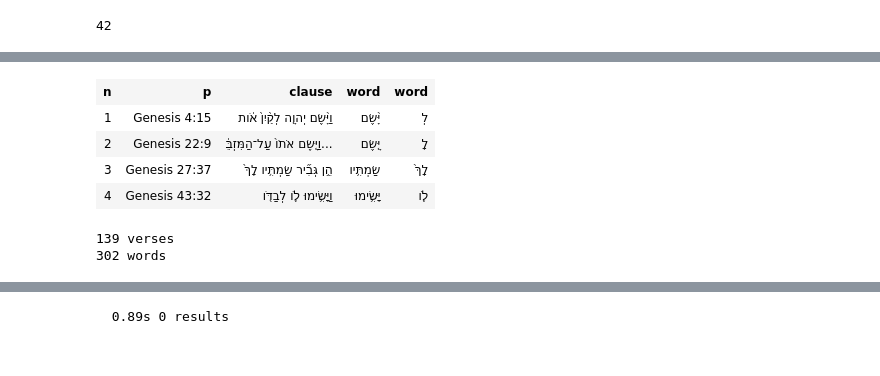
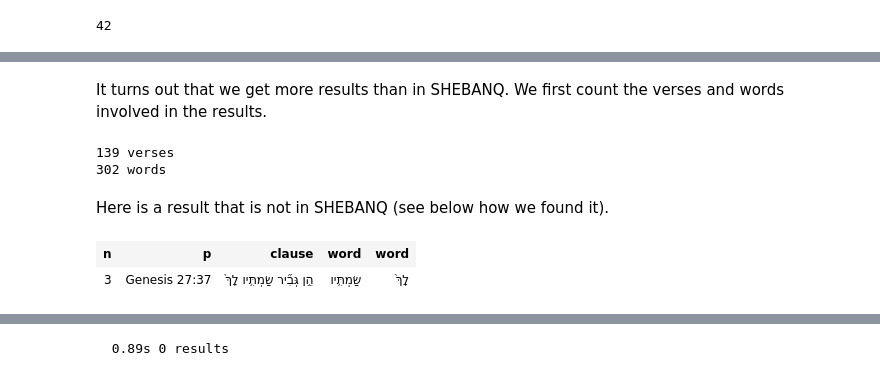
Before and after one commit to dirkroorda/tutorials, a Jupyter notebook: bhsa/cookbook/mql.ipynb, the cells around one changed output, grey strips where cells are left out. Cells and saved outputs as stored; diff of their text form; code cells hidden in the pictures.

```diff
--- a/bhsa/cookbook/mql.ipynb
+++ b/bhsa/cookbook/mql.ipynb
@@ -161,25 +198,15 @@ results = A.search(query)
+# %% [markdown]
+It turns out that we get more results than in SHEBANQ.
+We first count the verses and words involved in the results.
+# %%
+tfVerses2 = getTfVerses(results)
+# %% [output]
+139 verses
+302 words
+# %% [markdown]
+Here is a result that is not in SHEBANQ (see below how we found it).
 # %%
-A.table(results, end=4)
+A.table(results, start=3, end=3)
 # %% [output]
 | n | p | clause | word | word |
-| 1 | Genesis 4:15 | וַיָּ֨שֶׂם יְהוָ֤ה לְקַ֨יִן֙ אֹ֔ות | יָּ֨שֶׂם | לְ |
-| 2 | Genesis 22:9 | וַיָּ֤שֶׂם אֹתֹו֙ עַל־הַמִּזְבֵּ֔... | יָּ֤שֶׂם | לָ |
 | 3 | Genesis 27:37 | הֵ֣ן גְּבִ֞יר שַׂמְתִּ֥יו לָךְ֙ | שַׂמְתִּ֥יו | לָךְ֙ |
-| 4 | Genesis 43:32 | וַיָּשִׂ֥ימוּ לֹ֛ו לְבַדֹּ֖ו | יָּשִׂ֥ימוּ | לֹ֛ו |
-# %%
-verses = set()
-words = set()
-
-for result in results:
-    verse = L.u(result[0], otype="verse")[0]
-    verses.add(verse)
-    words.add(result[1])
-    words.add(result[2])
-
-verses = sorted(verses)
-
-print(f"{len(verses):>3} verses")
-print(f"{len(words):>3} words")
-# %% [output]
-139 verses
-302 words
```
Also changed, not shown: parts of 33 cells of this notebook, 2 other files.
